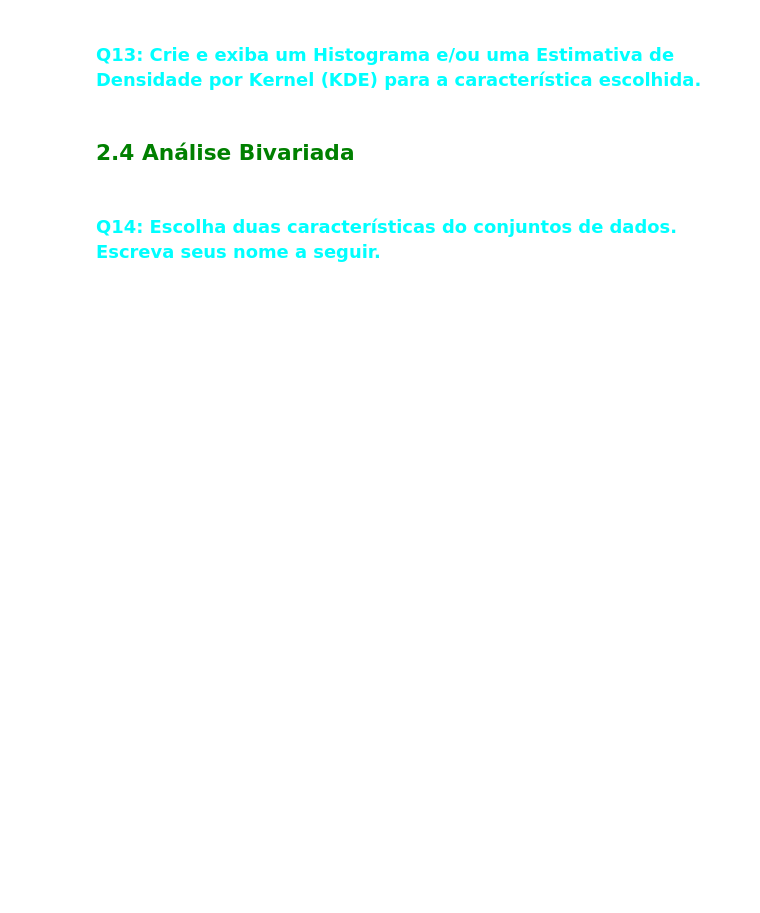
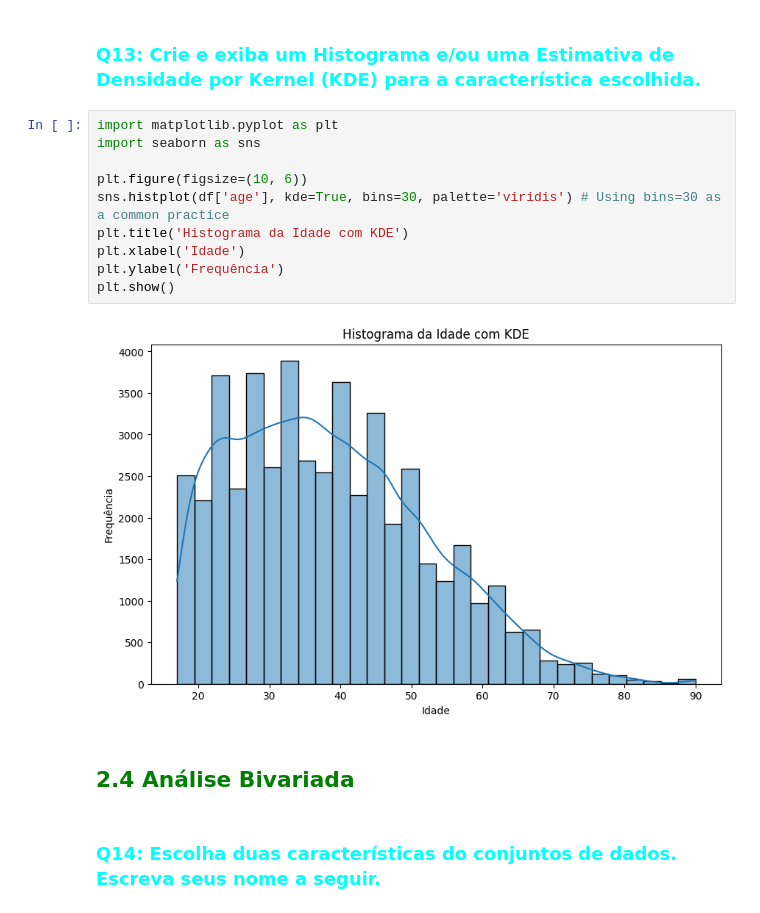
Before and after one commit to FabioAGC/.Config, a Jupyter notebook: C318_2026_1_Atividade_02_Enunciado.ipynb, the cells around one changed output. Saved outputs shown, nothing was run; the diff lists cells and outputs as text; blank space fills up the shorter version.

```diff
--- a/C318_2026_1_Atividade_02_Enunciado.ipynb
+++ b/C318_2026_1_Atividade_02_Enunciado.ipynb
@@ -213,5 +233,17 @@ Amplitude da idade: 73
 # %% [markdown]
 ### <font color='cyan'> Q13: Crie e exiba um Histograma e/ou uma Estimativa de Densidade por Kernel (KDE) para a característica escolhida.</font>
+# %%
+import matplotlib.pyplot as plt
+import seaborn as sns
+
+plt.figure(figsize=(10, 6))
+sns.histplot(df['age'], kde=True, bins=30, palette='viridis') # Using bins=30 as a common practice
+plt.title('Histograma da Idade com KDE')
+plt.xlabel('Idade')
+plt.ylabel('Frequência')
+plt.show()
+# %% [output]
+[figure, added]
 # %% [markdown]
 ## <font color='green'>**2.4 Análise Bivariada**</font>
 # %% [markdown]
```
Also changed, not shown: parts of 10 cells of this notebook.
